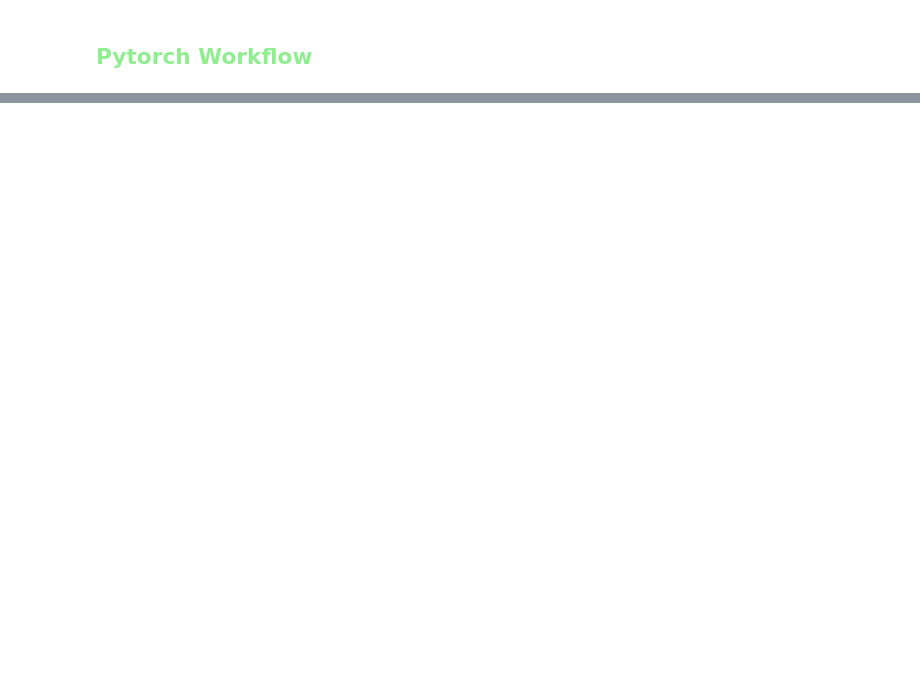
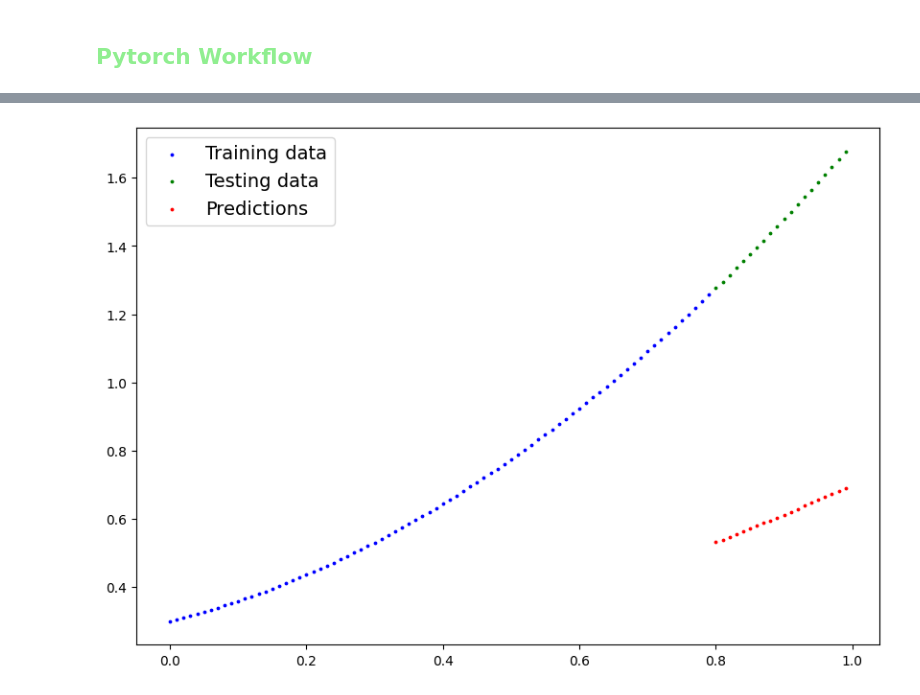
Before and after one commit to SpongyCat4468/PytorchTrial, a Jupyter notebook: torch.ipynb, the cells around one changed output, grey strips where cells are left out. Saved outputs shown, nothing was run; the diff lists cells and outputs as text; code cells hidden in the pictures; blank space fills up the shorter version.

```diff
--- a/torch.ipynb
+++ b/torch.ipynb
@@ -165,0 +214,20 @@ array([[0.35433   , 0.20106643, 0.5395918 , 0.39841598],
+# %%
+# Writing a function to visualize
+
+def plot_predictions(train_data= X_train,
+                     train_labels= y_train,
+                     test_data= X_test,
+                     test_labels= y_test,
+                     predictions= None):
+    # Plots training data, test data and compares predictions
+    plt.figure(figsize=(10, 7))
+    plt.scatter(train_data, train_labels, c="b", s=3, label="Training data") # c -> color, s -> size
+    plt.scatter(test_data, test_labels, c="g", s=3, label="Testing data")
+
+    if predictions is not None:
+        plt.scatter(test_data, predictions, c="r", s=3, label="Predictions")
+
+    plt.legend(prop={"size": 14})
+    plt.show()
+
+plot_predictions()
@@ -165,0 +236,11 @@ array([[0.35433   , 0.20106643, 0.5395918 , 0.39841598],
+# %%
+# Build the model
+class LineRegressionModel(nn.Module):
+    def __init__(self):
+        super().__init__()
+        self.weights = nn.Parameter(torch.randn(1, requires_grad=True, dtype=torch.float))
+        self.bias = nn.Parameter(torch.randn(1, requires_grad=True, dtype=torch.float))
+        self.noise = nn.Parameter(torch.randn(1, requires_grad=True, dtype=torch.float))
+
+    def forward(self, x: torch.Tensor) -> torch.Tensor:
+        return self.weights * (x**2) + self.noise * x + self.bias
@@ -165,0 +251,5 @@ array([[0.35433   , 0.20106643, 0.5395918 , 0.39841598],
+# %%
+torch.manual_seed(67)
+
+model_0 = LineRegressionModel()
+list(model_0.parameters())
@@ -165,0 +269,6 @@ array([[0.35433   , 0.20106643, 0.5395918 , 0.39841598],
+# %%
+# Make predictions using torch.inference_mode()
+with torch.inference_mode(): # turns off grad_fn also works with torch.no_grad():
+    y_preds = model_0(X_test)
+
+y_preds
@@ -165,0 +296,4 @@ array([[0.35433   , 0.20106643, 0.5395918 , 0.39841598],
+# %%
+plot_predictions(predictions=y_preds) # show the predictions based on our current model
+# %% [output]
+[figure, added]
```
Also changed, not shown: parts of 15 cells of this notebook, 1 other file.
